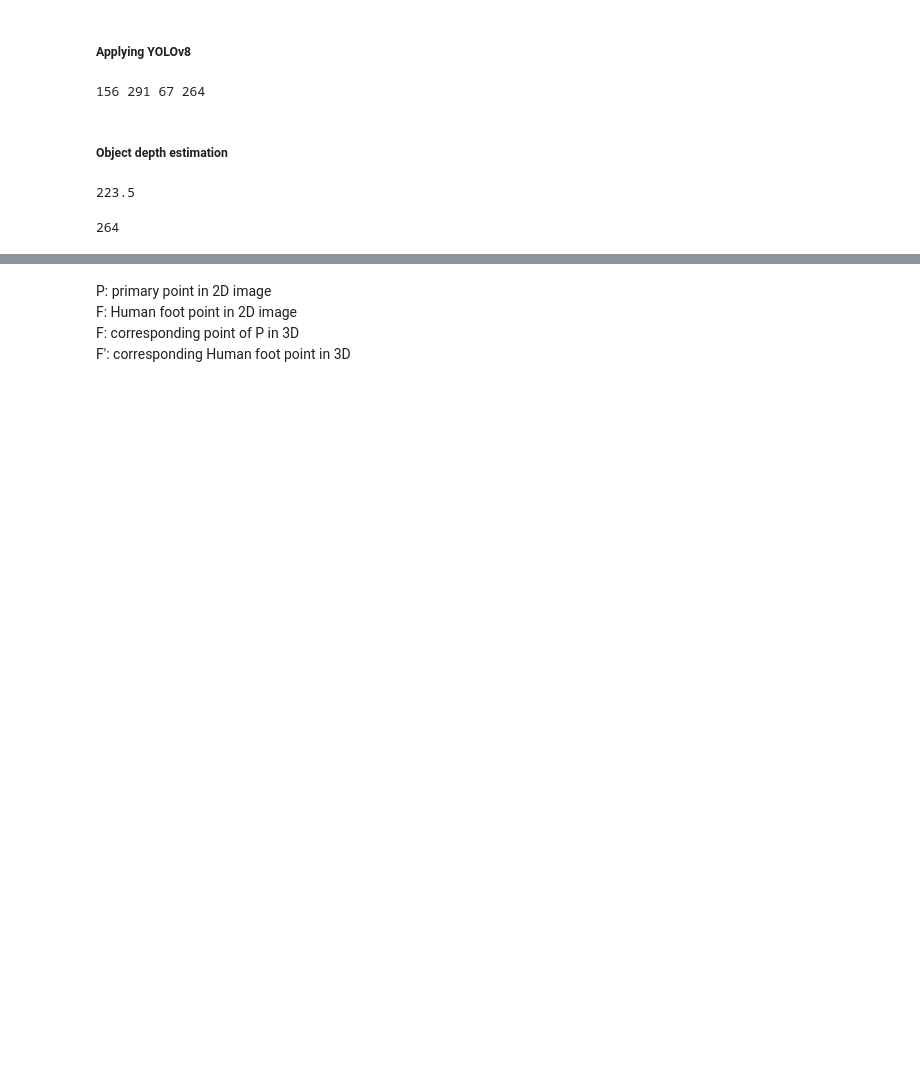
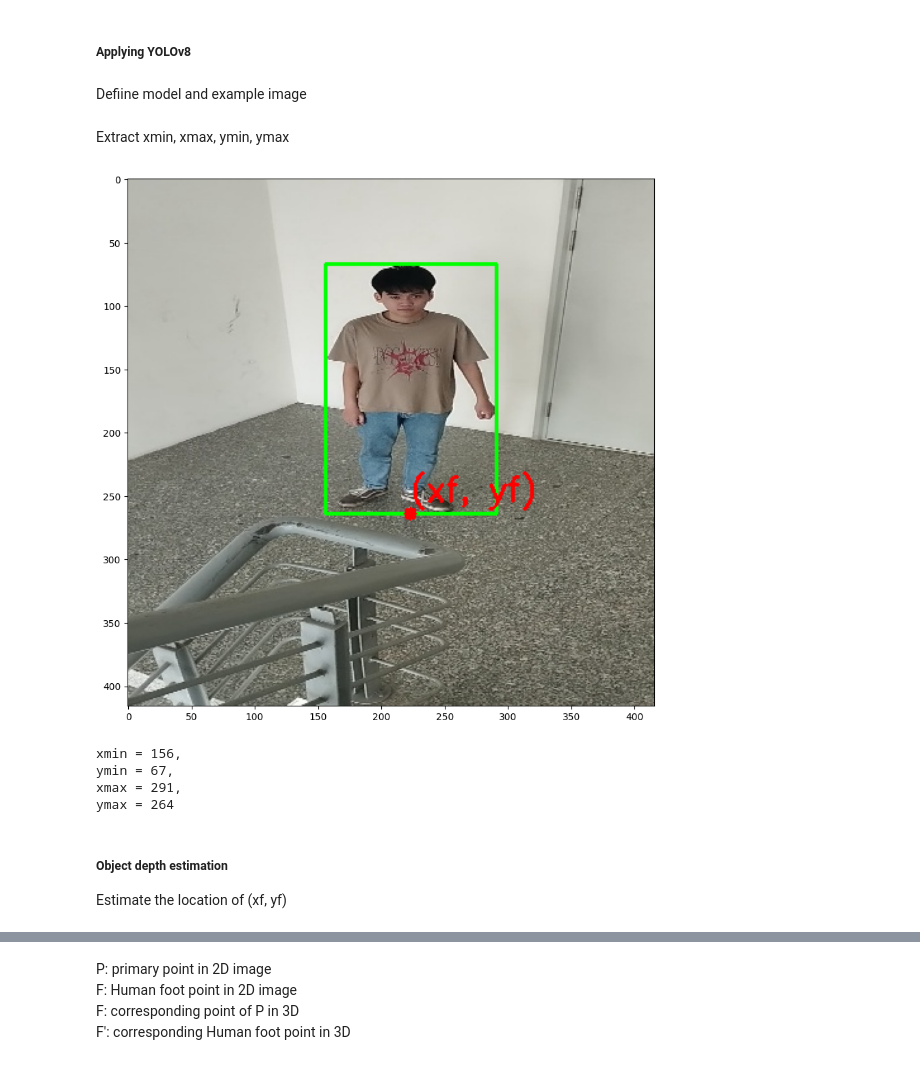
Before and after one commit to nhchung11/Distance-estimation-based-on-one-camera, a Jupyter notebook: Distance.ipynb, the cells around one changed output, grey strips where cells are left out. Cells and saved outputs as stored; diff of their text form; code cells hidden in the pictures; blank space fills up the shorter version.

```diff
--- a/Distance.ipynb
+++ b/Distance.ipynb
@@ -55,2 +48,4 @@ img = cv2.imread(r'D:\python\Distance_measurement\raw_images\medium\medium0.jpg'
 # %% [markdown]
 ##### Applying YOLOv8
+# %% [markdown]
+Defiine model and example image
@@ -57,36 +55,40 @@ img = cv2.imread(r'D:\python\Distance_measurement\raw_images\medium\medium0.jpg'
+# %% [markdown]
+Extract xmin, xmax, ymin, ymax
 # %%
 CONFIDENCE_THRESHOLD = 0.8
 GREEN = (0, 255, 0)
 
 detections = model(img, verbose=False)[0]
 for data in detections.boxes.data.tolist():
         # extract the confidence (i.e., probability) associated with the detection
         confidence = data[4]
 
         # filter out weak detections by ensuring the
         # confidence is greater than the minimum confidence
         if float(confidence) < CONFIDENCE_THRESHOLD:
             continue
 
         # if the confidence is greater than the minimum confidence,
         # draw the bounding box on the frame
         xmin, ymin, xmax, ymax = int(data[0]), int(data[1]), int(data[2]), int(data[3])
         cv2.rectangle(img, (xmin, ymin) , (xmax, ymax), GREEN, 2)
-cv2.imshow("Frame", img)
-cv2.waitKey(0)
-cv2.destroyAllWindows()
-print(xmin, xmax, ymin, ymax)
+xf = int(0.5 * (xmin + xmax))
+yf = int(ymax)
+cv2.circle(img, (xf, yf), radius=5, color=(0, 0, 255), thickness=-1)
+cv2.putText(img, "(xf, yf)", (xf, yf - 10), cv2.FONT_HERSHEY_SIMPLEX, 0.9, (0, 0, 255), 2)
+plt.figure(figsize=(10, 10))
+plt.imshow(cv2.cvtColor(img, cv2.COLOR_BGR2RGB))
+plt.show()
+print("xmin = {},\nymin = {},\nxmax = {},\nymax = {}".format(xmin, ymin, xmax, ymax))
 # %% [output]
+[figure, added]
-156 291 67 264
+xmin = 156,
+ymin = 67,
+xmax = 291,
+ymax = 264
 # %% [markdown]
 ##### Object depth estimation
+Estimate the location of (xf, yf)
-# %%
-xf = 0.5 * (xmin + xmax)
-yf = ymax
-display(xf, yf)
-# %% [output]
-223.5
-264
 # %%
 xn = (xf - cx) / fx
 yn = (yf - cy) / fy
```
Also changed, not shown: parts of 22 cells of this notebook, 2 other files.
